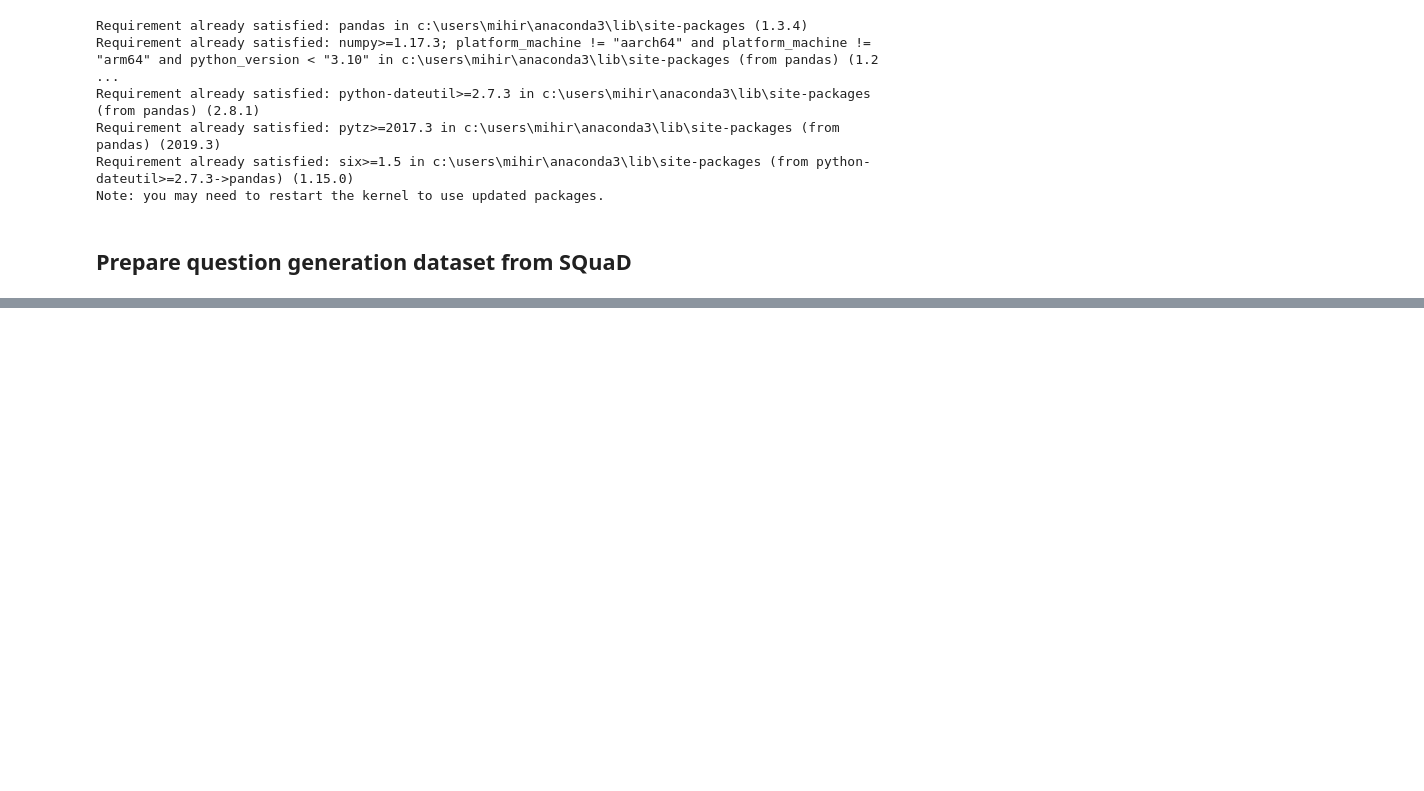
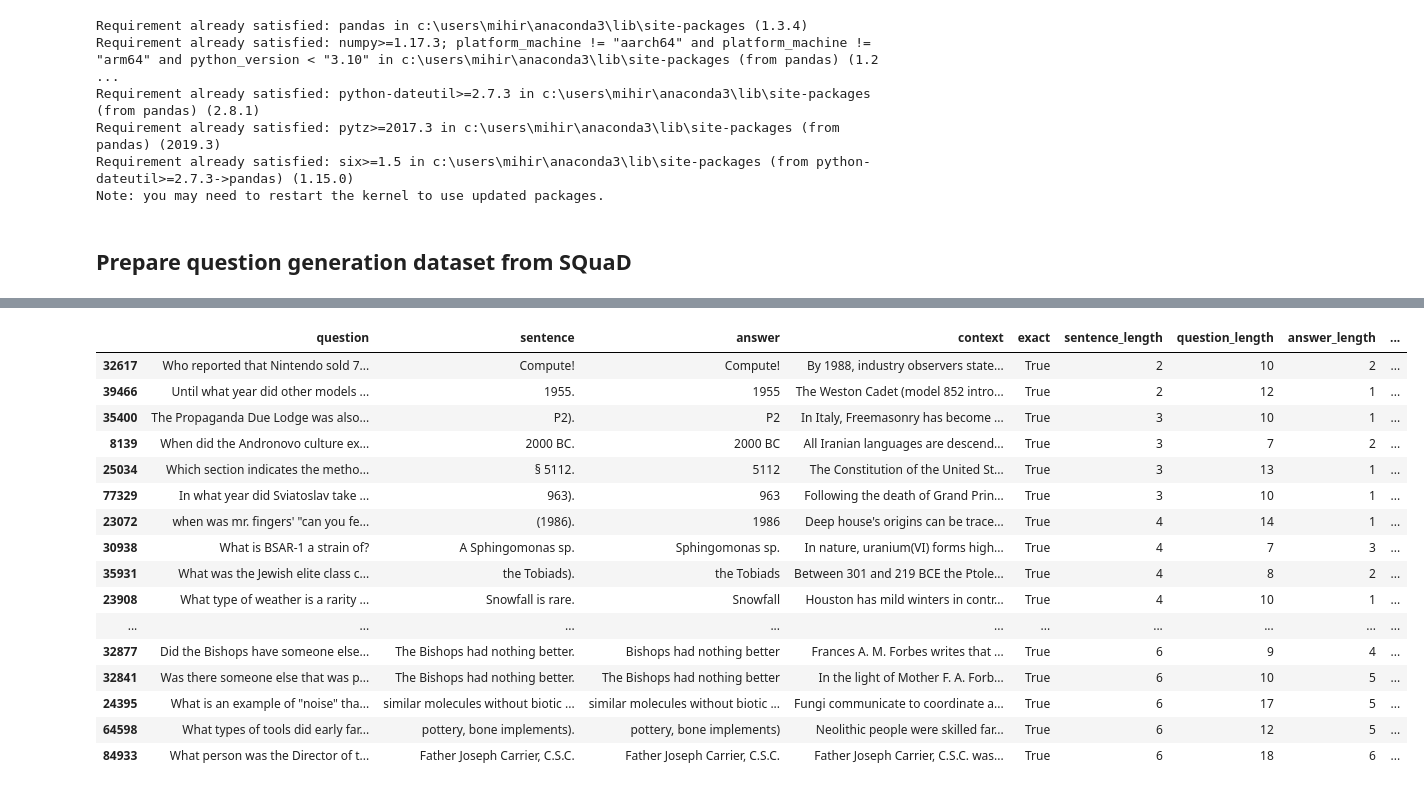
Before and after one commit to hatsumikana/MCQ-Generation, a Jupyter notebook: data/Preprocessing.ipynb, the cells around one changed output, grey strips where cells are left out. Drawn from its saved outputs; the diff is of its cells as text; code cells hidden in the pictures; blank space fills up the shorter version.

```diff
--- a/data/Preprocessing.ipynb
+++ b/data/Preprocessing.ipynb
@@ -130,0 +153,6 @@ qg_df[qg_df['exact']==True].to_csv('qg_dev.csv', encoding='utf-8')
+# %%
+# see what is distribution of sentence, answer and question lengths
+for col in ['sentence', 'question', 'answer']:
+    print(col)
+    len_col = col+"_length"
+    train_df[len_col] = train_df[col].apply(lambda x: len(word_tokenize(str(x))))
@@ -130,0 +163,2 @@ qg_df[qg_df['exact']==True].to_csv('qg_dev.csv', encoding='utf-8')
+# %%
+train_df['input_length'] = train_df['sentence_length']+train_df['answer_length']
@@ -130,0 +203,3 @@ qg_df[qg_df['exact']==True].to_csv('qg_dev.csv', encoding='utf-8')
+# %%
+question_words = ["how", "what", "where", "when", "who", "which", "why"]
+train_df['question_word'] = train_df['question'].apply(lambda x: any(ele in x.lower() for ele in question_words) or x.lower().split()[0] in ['is', 'are', 'was', 'were', 'does', 'do', 'did', 'has', 'had', 'have', 'can', 'could', 'will', 'would', 'should', 'name', 'list', 'describe', 'give', 'if'])
@@ -130,0 +254,25 @@ qg_df[qg_df['exact']==True].to_csv('qg_dev.csv', encoding='utf-8')
+# %%
+e = 3
+predicate = (train_df['sentence_length']<7) \
+            & (train_df['sentence_length']>=train_df['answer_length']) \
+            & (train_df['sentence_length']<=train_df['answer_length']+e)
+
+train_df[predicate].sort_values(by='sentence_length')
+# %% [output]
+|  | question | sentence | answer | context | exact | sentence_length | question_length | answer_length | ... |
+| 32617 | Who reported that Nintendo sold 7... | Compute! | Compute! | By 1988, industry observers state... | True | 2 | 10 | 2 | ... |
+| 39466 | Until what year did other models ... | 1955. | 1955 | The Weston Cadet (model 852 intro... | True | 2 | 12 | 1 | ... |
+| 35400 | The Propaganda Due Lodge was also... | P2). | P2 | In Italy, Freemasonry has become ... | True | 3 | 10 | 1 | ... |
+| 8139 | When did the Andronovo culture ex... | 2000 BC. | 2000 BC | All Iranian languages are descend... | True | 3 | 7 | 2 | ... |
+| 25034 | Which section indicates the metho... | § 5112. | 5112 | The Constitution of the United St... | True | 3 | 13 | 1 | ... |
+| 77329 | In what year did Sviatoslav take ... | 963). | 963 | Following the death of Grand Prin... | True | 3 | 10 | 1 | ... |
+| 23072 | when was mr. fingers' "can you fe... | (1986). | 1986 | Deep house's origins can be trace... | True | 4 | 14 | 1 | ... |
+| 30938 | What is BSAR-1 a strain of? | A Sphingomonas sp. | Sphingomonas sp. | In nature, uranium(VI) forms high... | True | 4 | 7 | 3 | ... |
+| 35931 | What was the Jewish elite class c... | the Tobiads). | the Tobiads | Between 301 and 219 BCE the Ptole... | True | 4 | 8 | 2 | ... |
+| 23908 | What type of weather is a rarity ... | Snowfall is rare. | Snowfall | Houston has mild winters in contr... | True | 4 | 10 | 1 | ... |
+| ... | ... | ... | ... | ... | ... | ... | ... | ... | ... |
+| 32877 | Did the Bishops have someone else... | The Bishops had nothing better. | Bishops had nothing better | Frances A. M. Forbes writes that ... | True | 6 | 9 | 4 | ... |
+| 32841 | Was there someone else that was p... | The Bishops had nothing better. | The Bishops had nothing better | In the light of Mother F. A. Forb... | True | 6 | 10 | 5 | ... |
+| 24395 | What is an example of "noise" tha... | similar molecules without biotic ... | similar molecules without biotic ... | Fungi communicate to coordinate a... | True | 6 | 17 | 5 | ... |
+| 64598 | What types of tools did early far... | pottery, bone implements). | pottery, bone implements) | Neolithic people were skilled far... | True | 6 | 12 | 5 | ... |
+| 84933 | What person was the Director of t... | Father Joseph Carrier, C.S.C. | Father Joseph Carrier, C.S.C. | Father Joseph Carrier, C.S.C. was... | True | 6 | 18 | 6 | ... |
```
Also changed, not shown: parts of 25 cells of this notebook.
